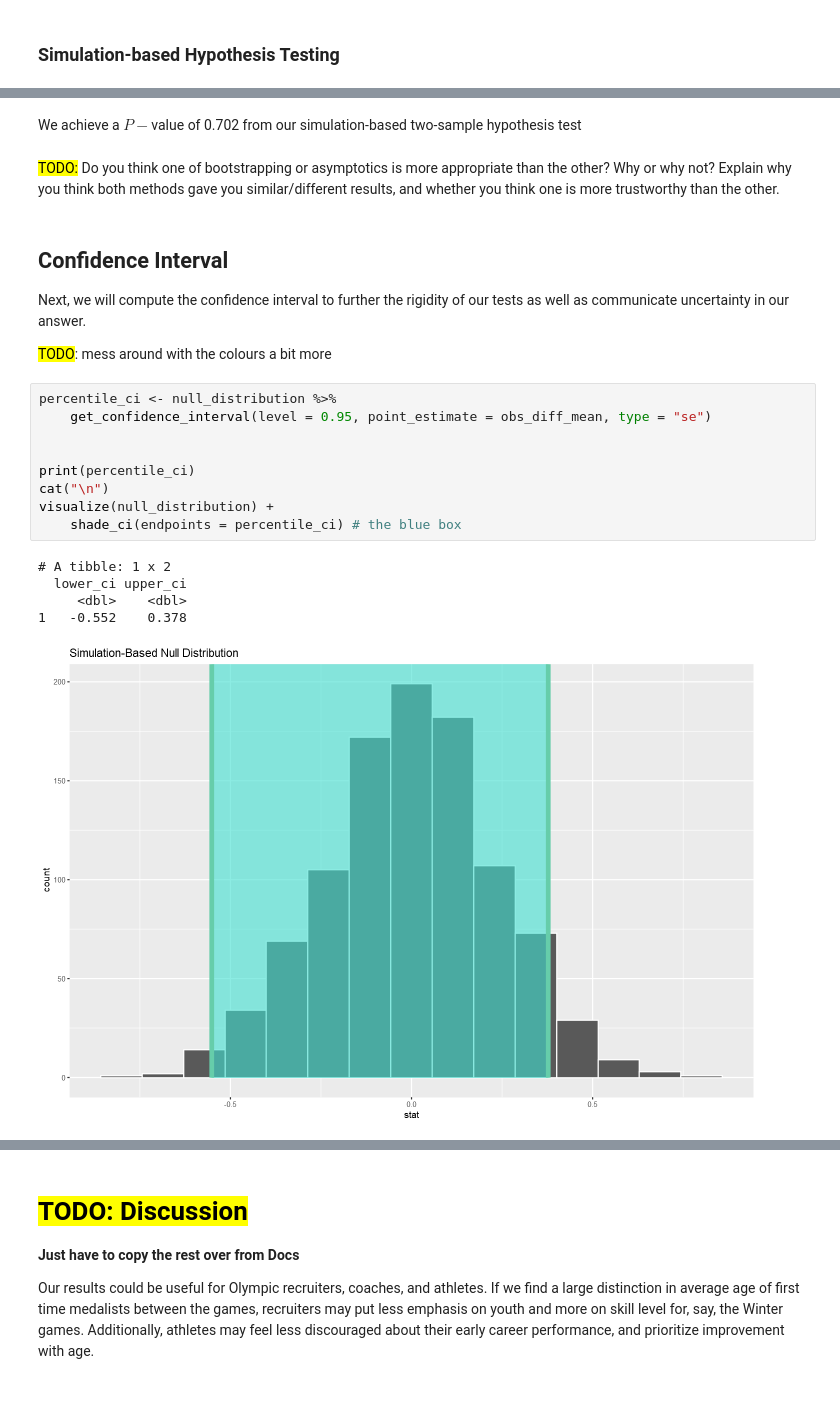
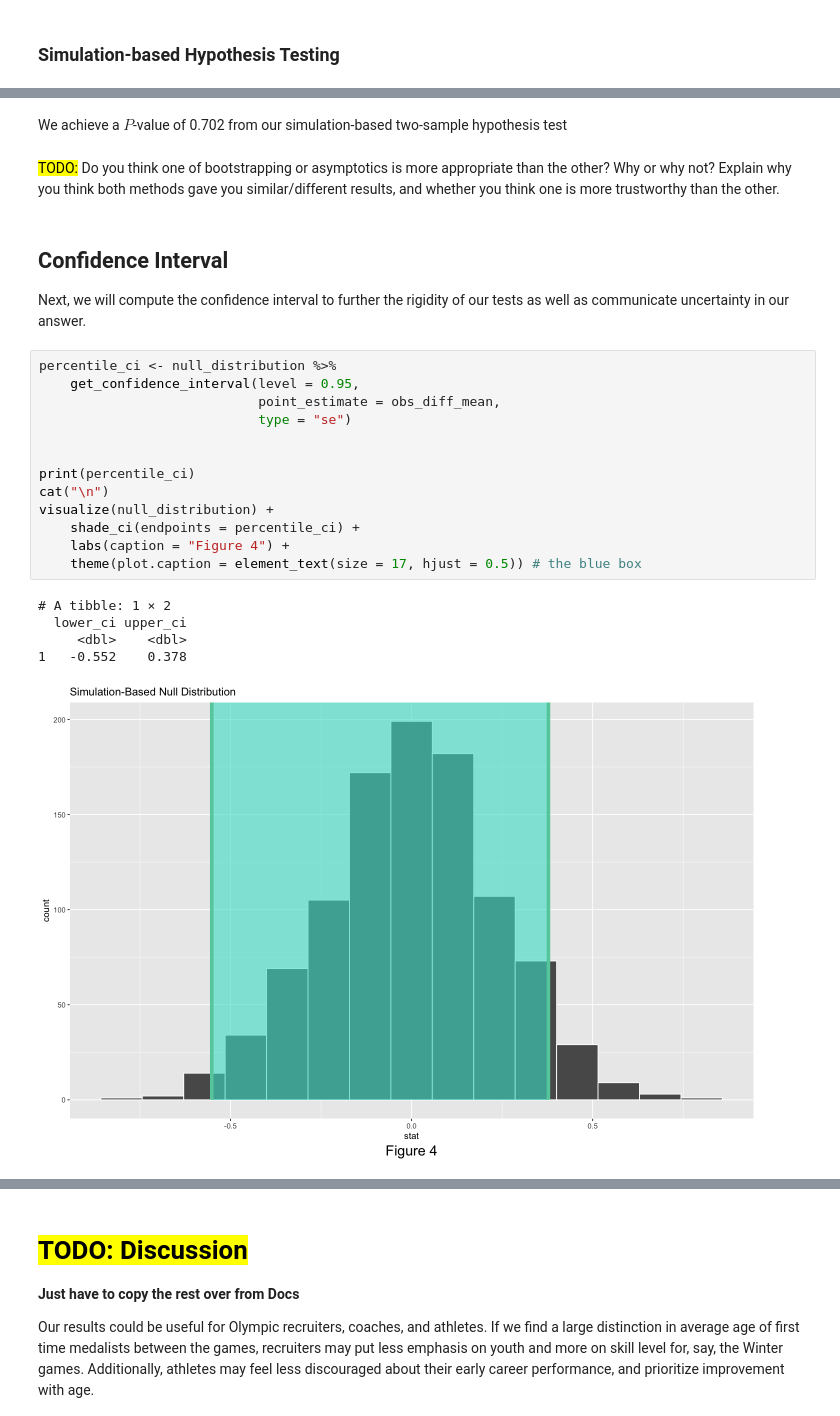
Before and after one commit to KevinSaigon/stat-201-project, a Jupyter notebook: final_report.ipynb, the cells around one changed output, grey strips where cells are left out. Drawn from its saved outputs; the diff is of its cells as text; blank space fills up the shorter version.

Commit message:
added figure caption, break code into multiple chunks, CI interp

```diff
--- a/final_report.ipynb
+++ b/final_report.ipynb
@@ -264,26 +278,28 @@ P-value: 0.702
 # %% [markdown]
-We achieve a $P-$value of 0.702 from our simulation-based two-sample hypothesis test
+We achieve a $P$-value of 0.702 from our simulation-based two-sample hypothesis test
 # %% [markdown]
 <mark>TODO:</mark> Do you think one of bootstrapping or asymptotics is more appropriate than the other? Why or why not? Explain why you think both methods gave you similar/different results, and whether you think one is more trustworthy than the other.
 # %% [markdown]
 ## Confidence Interval
 
 Next, we will compute the confidence interval to further the rigidity of our tests as well as communicate uncertainty in our answer.
-
-<mark>TODO</mark>: mess around with the colours a bit more
 # %%
 percentile_ci <- null_distribution %>%
-    get_confidence_interval(level = 0.95, point_estimate = obs_diff_mean, type = "se")
+    get_confidence_interval(level = 0.95,
+                            point_estimate = obs_diff_mean,
+                            type = "se")
 
 
 print(percentile_ci)
 cat("\n")
 visualize(null_distribution) +
-    shade_ci(endpoints = percentile_ci) # the blue box
+    shade_ci(endpoints = percentile_ci) +
+    labs(caption = "Figure 4") +
+    theme(plot.caption = element_text(size = 17, hjust = 0.5)) # the blue box
 # %% [output]
-# A tibble: 1 x 2
+# A tibble: 1 × 2
   lower_ci upper_ci
      <dbl>    <dbl>
 1   -0.552    0.378
-[figure, old version]
+[figure, new version]
 # %% [markdown]
```
Also changed, not shown: parts of 16 cells of this notebook.
